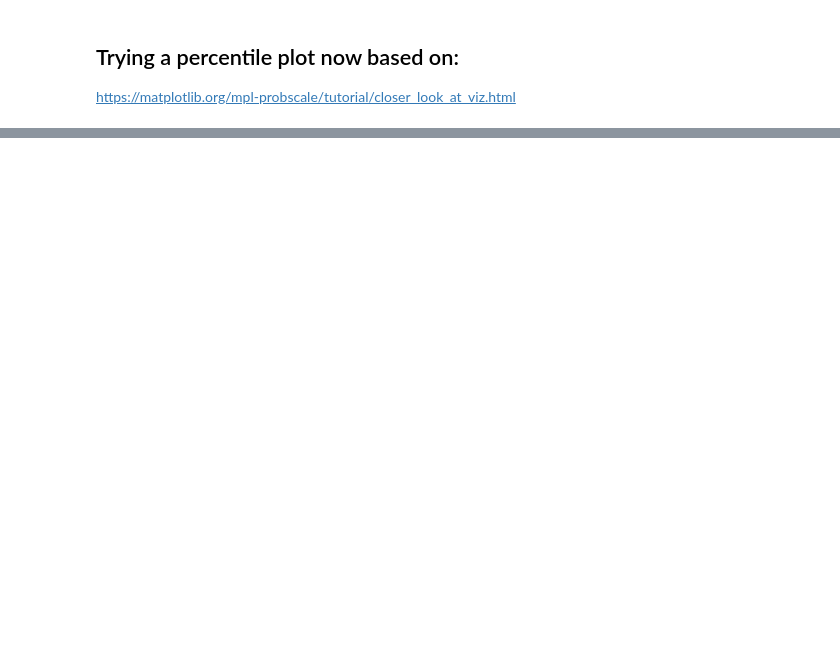
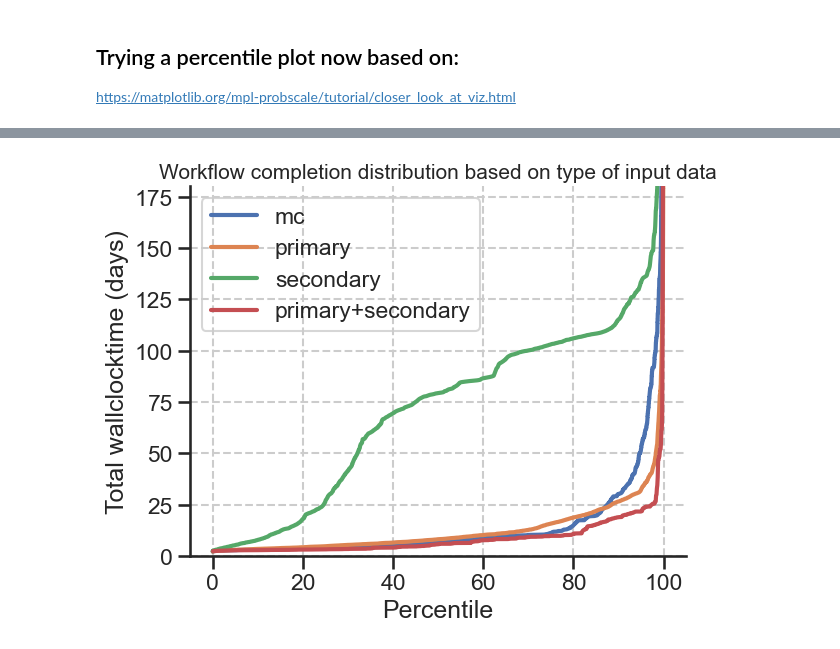
Before and after one commit to amaltaro/WMAnalytics, a Jupyter notebook: workflow_lifetime.ipynb, the cells around one changed output, grey strips where cells are left out. Saved outputs shown, nothing was run; the diff lists cells and outputs as text; code cells hidden in the pictures; blank space fills up the shorter version.

```diff
--- a/workflow_lifetime.ipynb
+++ b/workflow_lifetime.ipynb
@@ -392,0 +468,14 @@ Overall recovery normal workflows with mean: 16.36 and stddev: 28.35
+# %%
+# calculate rate of workflows within a given sigma
+for dType, wall_secs in inputStats.items():
+    mu_secs = round(statistics.mean(wall_secs), 2)
+    sigma_secs = round(statistics.stdev(wall_secs), 2)
+    mu_days = round(mu_secs / daySecs, 2)
+    sigma_days = round(sigma_secs / daySecs, 2)
+    median_days = round(statistics.median(wall_secs) / daySecs, 2)
+    wfs_sigma = []
+    print(f"\nnormal-archived workflows with data type: {dType}, mean: {mu_days}, stddev: {sigma_days}, median: {median_days}")
+    for i in range(4):
+        sigma = mu_secs + (i * sigma_secs)
+        within_sigma = [item for item in wall_secs if item <= sigma]
+        print(f"  Rate of workflows within {i} sigma: {round(len(within_sigma)/len(wall_secs), 3)}")
@@ -392,0 +500,22 @@ Overall recovery normal workflows with mean: 16.36 and stddev: 28.35
+# %%
+input_stats_days = {}
+for dType, wall_secs in inputStats.items():
+    input_stats_days.setdefault(dType, [])
+    input_stats_days[dType] = [round(item / daySecs, 2) for item in wall_secs]
+
+fig, ax = plt.subplots()
+
+for dType, wall_days in input_stats_days.items():
+    position, days = probscale.plot_pos(wall_days)
+    position *= 100
+    ax.plot(position, days, linewidth=3, label=dType)
+
+plt.grid(visible=True, which='major', axis='both', linestyle='--')
+plt.title(f'Workflow completion distribution based on type of input data', fontsize='15')
+ax.set_xlabel('Percentile')
+ax.set_ylabel('Total wallclocktime (days)')
+ax.set_ylim(bottom=0, top=180)
+ax.legend()
+seaborn.despine()
+# %% [output]
+[figure, added]
```
Also changed, not shown: parts of 13 cells of this notebook.
